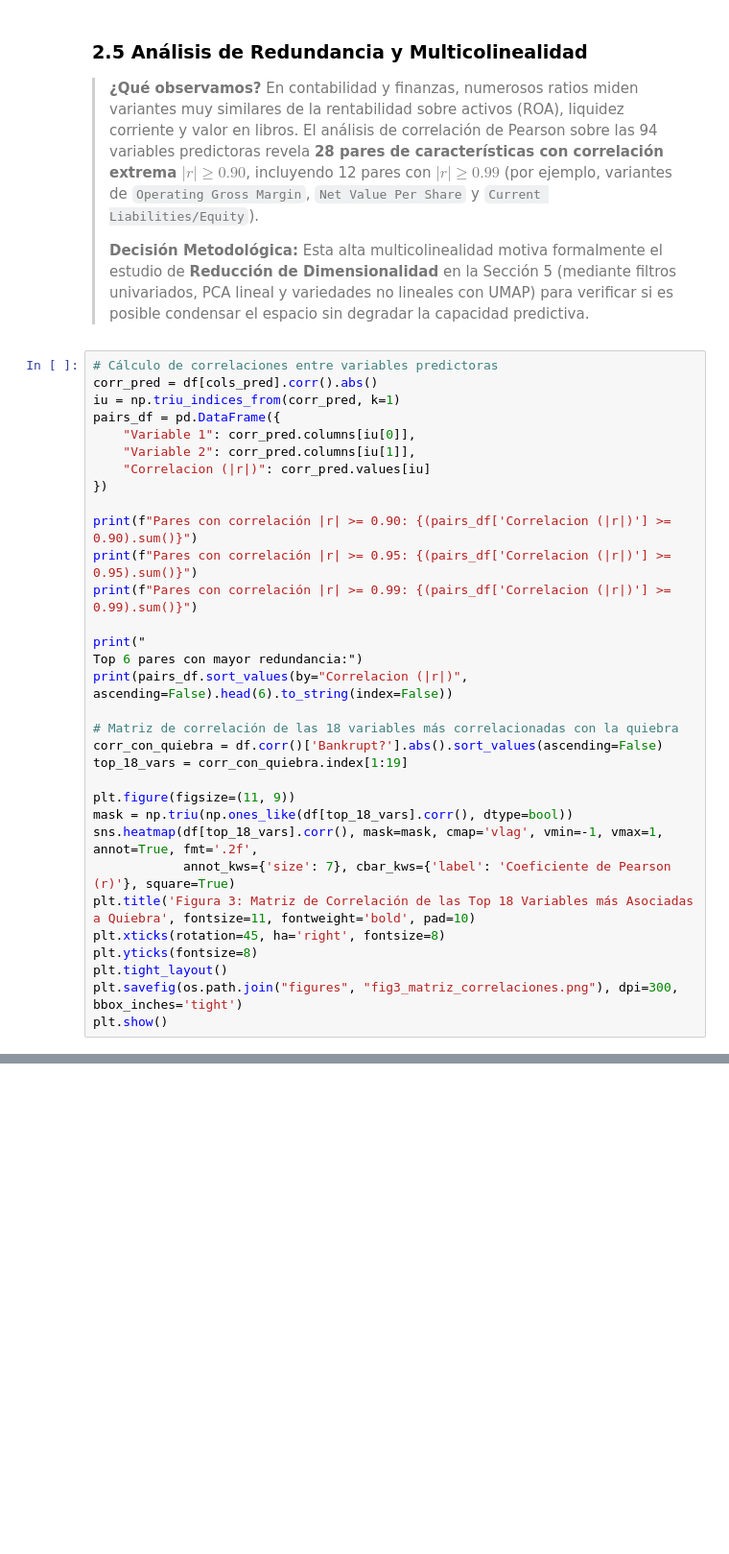
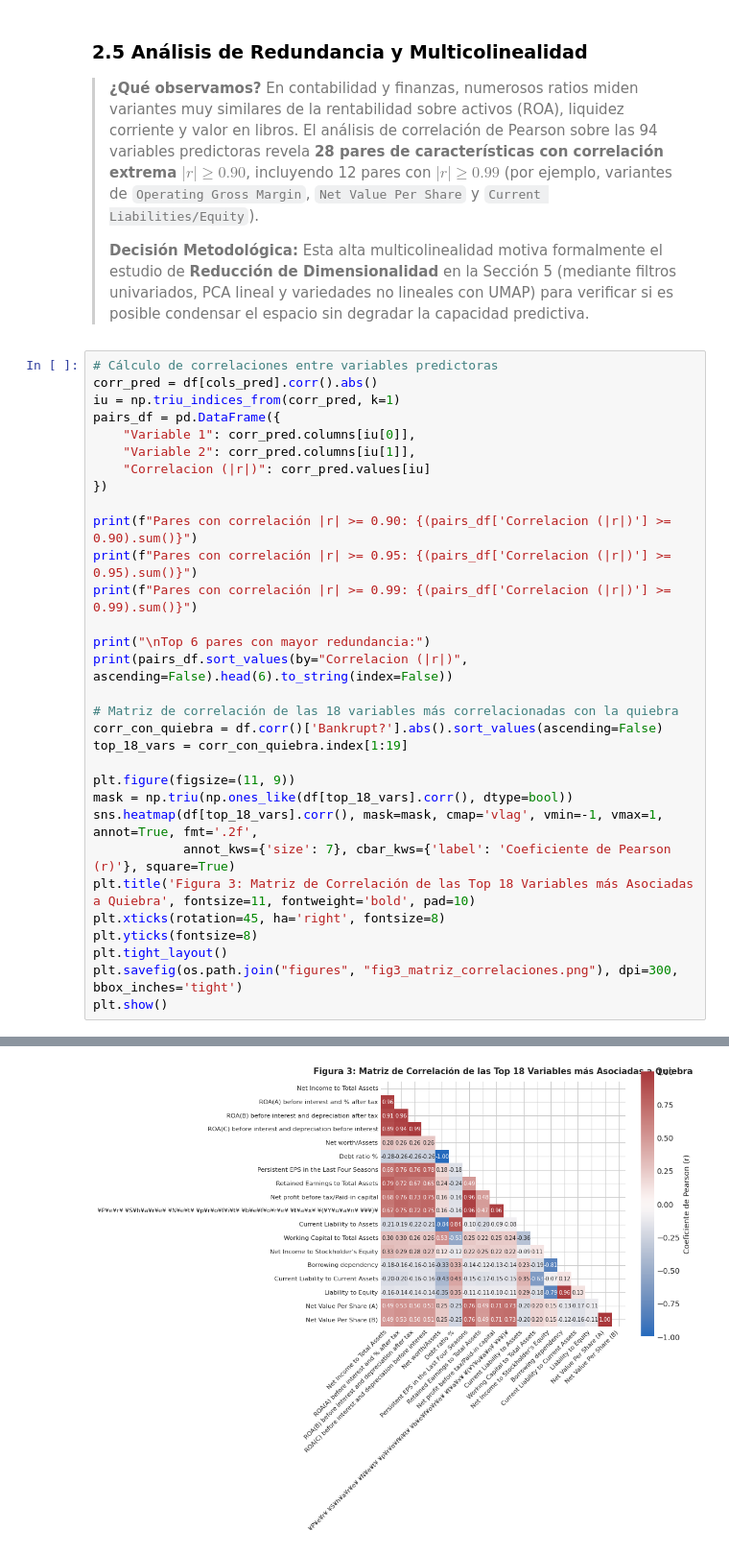
Before and after one commit to wanerge/proyecto-modelos2, a Jupyter notebook: Proyecto_Final_Quiebra_Taiwan.ipynb, the cells around one changed output, grey strips where cells are left out. Shown at 96% size. Drawn from its saved outputs; the diff is of its cells as text; blank space fills up the shorter version.

```diff
--- a/Proyecto_Final_Quiebra_Taiwan.ipynb
+++ b/Proyecto_Final_Quiebra_Taiwan.ipynb
@@ -214,8 +242,7 @@ print(f"Pares con correlación |r| >= 0.90: {(pairs_df['Correlacion (|r|)'] >= 0
 print(f"Pares con correlación |r| >= 0.95: {(pairs_df['Correlacion (|r|)'] >= 0.95).sum()}")
 print(f"Pares con correlación |r| >= 0.99: {(pairs_df['Correlacion (|r|)'] >= 0.99).sum()}")
 
-print("
-Top 6 pares con mayor redundancia:")
+print("\nTop 6 pares con mayor redundancia:")
 print(pairs_df.sort_values(by="Correlacion (|r|)", ascending=False).head(6).to_string(index=False))
 
 # Matriz de correlación de las 18 variables más correlacionadas con la quiebra
@@ -232,3 +259,4 @@ plt.yticks(fontsize=8)
 plt.tight_layout()
 plt.savefig(os.path.join("figures", "fig3_matriz_correlaciones.png"), dpi=300, bbox_inches='tight')
 plt.show()
+# %% [output]
@@ -235,3 +275,4 @@ plt.show()
+[figure, added]
 # %% [markdown]
 ### 2.6 Definición y Justificación del Paradigma de Aprendizaje
 
```
Also changed, not shown: parts of 22 cells of this notebook, 15 other files.
